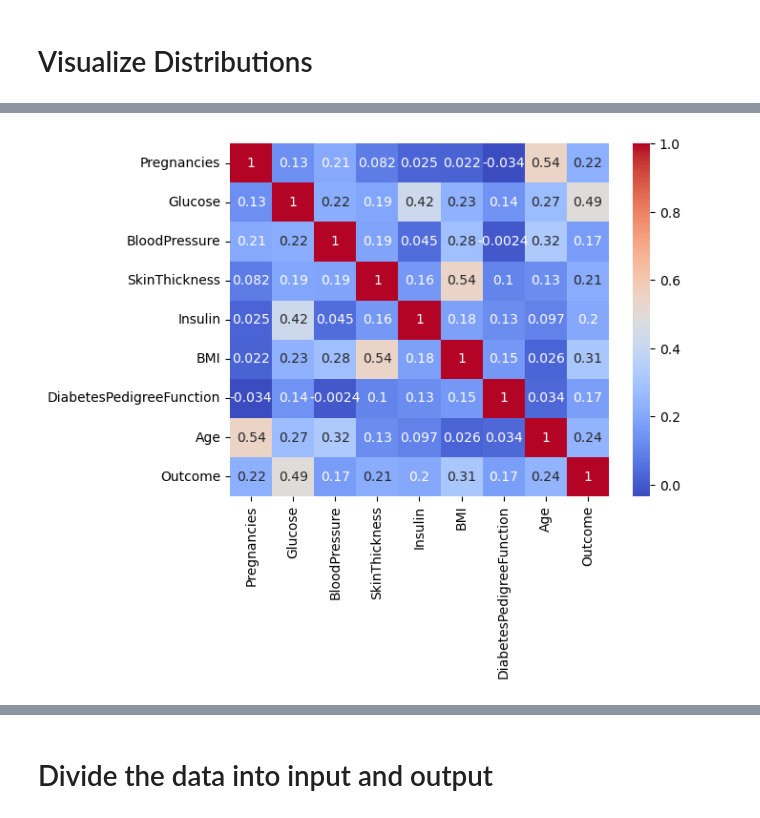
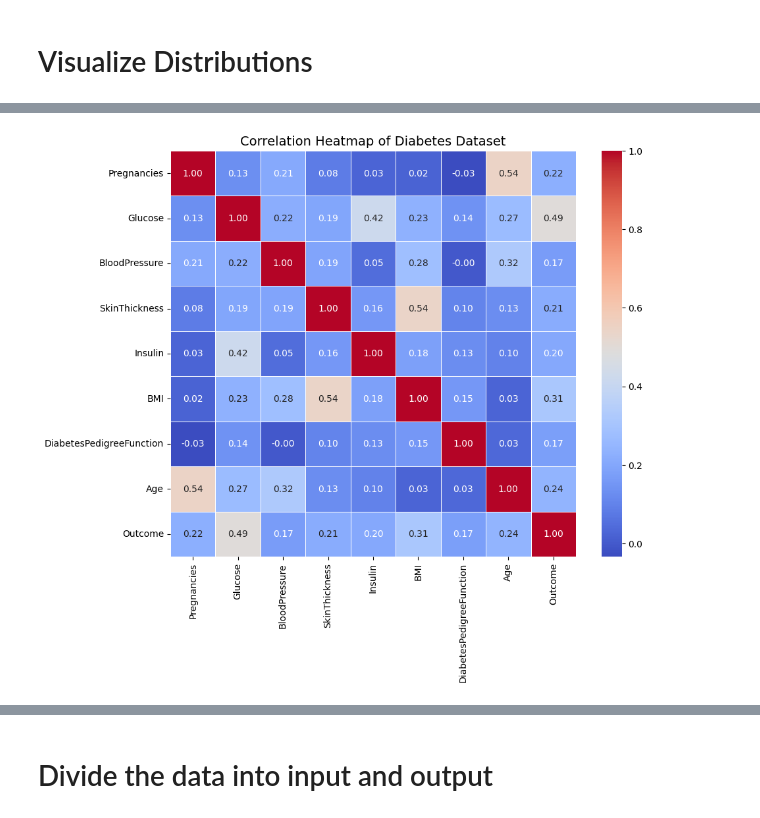
Before and after one commit to mr-baraiya/Machine-Learning-Deep-Learning-hub, a Jupyter notebook: Lab7/Lab7_blank.ipynb, the cells around one changed output, grey strips where cells are left out. Saved outputs shown, nothing was run; the diff lists cells and outputs as text; code cells hidden in the pictures.

```diff
--- a/Lab7/Lab7_blank.ipynb
+++ b/Lab7/Lab7_blank.ipynb
@@ -121,4 +116,17 @@ plt.show()
 # %%
-df.heat
+plt.figure(figsize=(10, 8))
+sns.heatmap(
+     df.corr(),
+    annot=True,        # show correlation values
+    fmt=".2f",         # 2 decimal points
+    cmap="coolwarm",   # color scheme
+    linewidths=0.5,
+    cbar=True,
+    square=True
+)
+
+plt.title("Correlation Heatmap of Diabetes Dataset", fontsize=14)
+
+plt.show()
 # %% [output]
-[figure, old version]
+[figure, new version]
```
Also changed, not shown: parts of 30 cells of this notebook, 4 other files.
